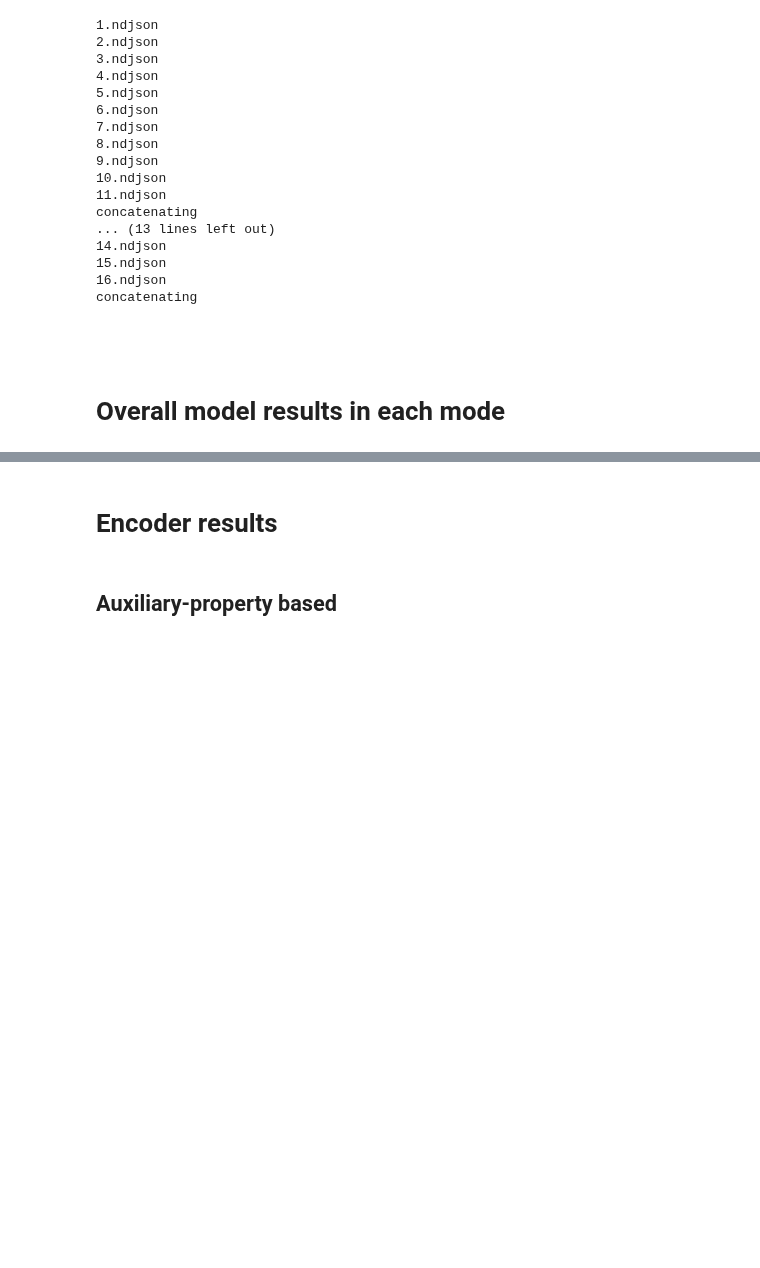
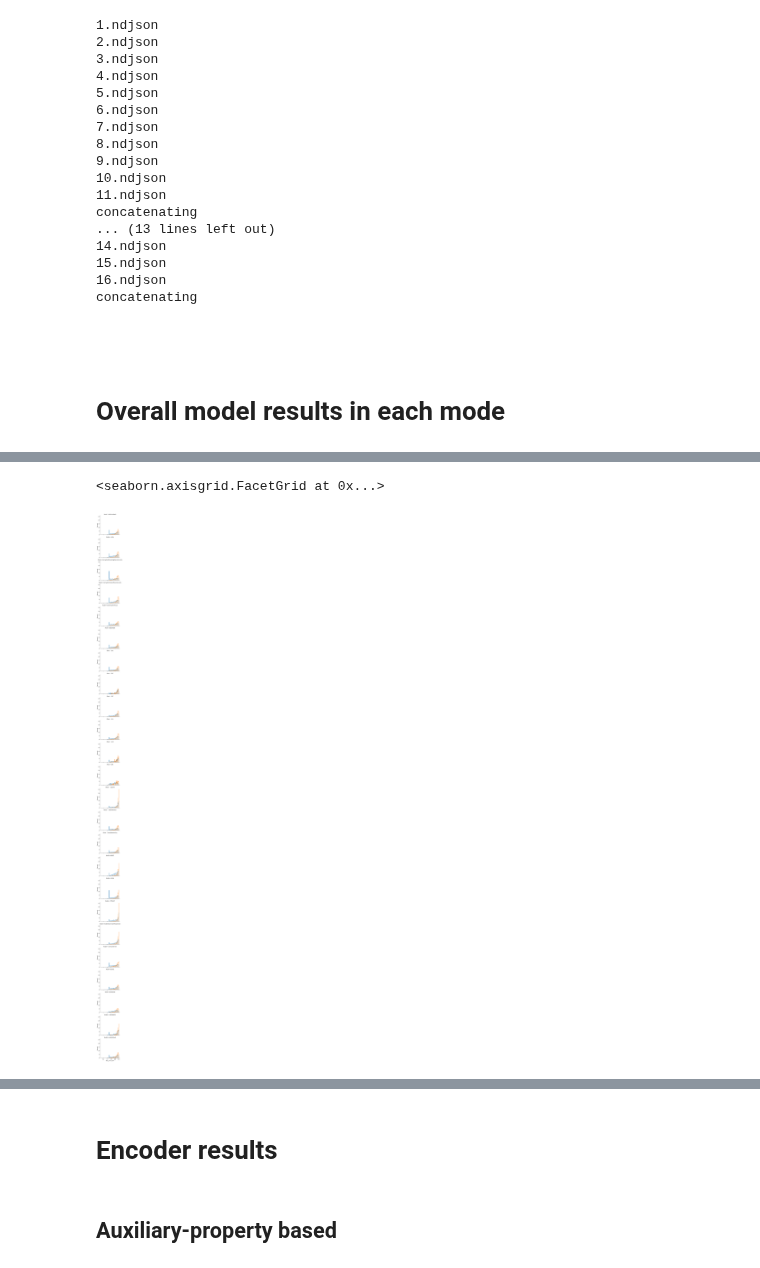
Before and after one commit to ITU-Thesis/graphworld, a Jupyter notebook: evaluation/global_analysis.ipynb, the cells around one changed output, grey strips where cells are left out. Drawn from its saved outputs; the diff is of its cells as text; code cells hidden in the pictures; blank space fills up the shorter version.

```diff
--- a/evaluation/global_analysis.ipynb
+++ b/evaluation/global_analysis.ipynb
@@ -99,0 +61,35 @@ baseline_dotted_separator_y = (max([y for (_, y) in b]) - max([y for (_, y) in a
+# %%
+all_models_cols = [TEST_METRIC, 'Graph_ID', 'Experiment']
+all_models_df = pd.concat([
+    df_ssl.loc[:, all_models_cols + ['SSL_model']].rename(columns={ 'SSL_model': 'Model' }),
+    df_baseline.loc[:, all_models_cols + ['Baseline_model']].rename(columns={ 'Baseline_model': 'Model' })
+], ignore_index=True)
+
+mode_1_rankings = (
+    all_models_df[all_models_df.Experiment == 'Mode 1']
+    .groupby('Model')[TEST_METRIC]
+    .mean()
+    .rank(ascending=False, method='min')
+    .reset_index()
+    .rename(columns={ TEST_METRIC: 'Mode 1 rank'})
+    .astype({ 'Mode 1 rank': int })
+)
+mode_2_3_rankings = (
+    all_models_df[all_models_df.Experiment == 'Mode 2/3']
+    .groupby('Model')[TEST_METRIC]
+    .mean()
+    .rank(ascending=False, method='min')
+    .reset_index()
+    .rename(columns={ TEST_METRIC: 'Mode 2/3 rank'})
+    .astype({ 'Mode 2/3 rank': int })
+)
+all_models_df = (
+    all_models_df
+    .pipe(pd.merge, right=mode_1_rankings, on='Model')
+    .pipe(pd.merge, right=mode_2_3_rankings, on='Model')
+)
+
+all_models_df = all_models_df.astype({
+    'Model': 'category',
+    'Experiment': 'category'
+})
@@ -99,0 +219,6 @@ baseline_dotted_separator_y = (max([y for (_, y) in b]) - max([y for (_, y) in a
+# %%
+sns.FacetGrid(data=df, row='Model', hue='Experiment', height=3, aspect=1.1)\
+    .map(sns.histplot, TEST_METRIC, stat='percent', common_norm=False, element='step', fill=True, alpha=0.2, bins=60)
+# %% [output]
+<seaborn.axisgrid.FacetGrid at 0x...>
+[figure, added]
```
Also changed, not shown: parts of 11 cells of this notebook, 2 other files.
